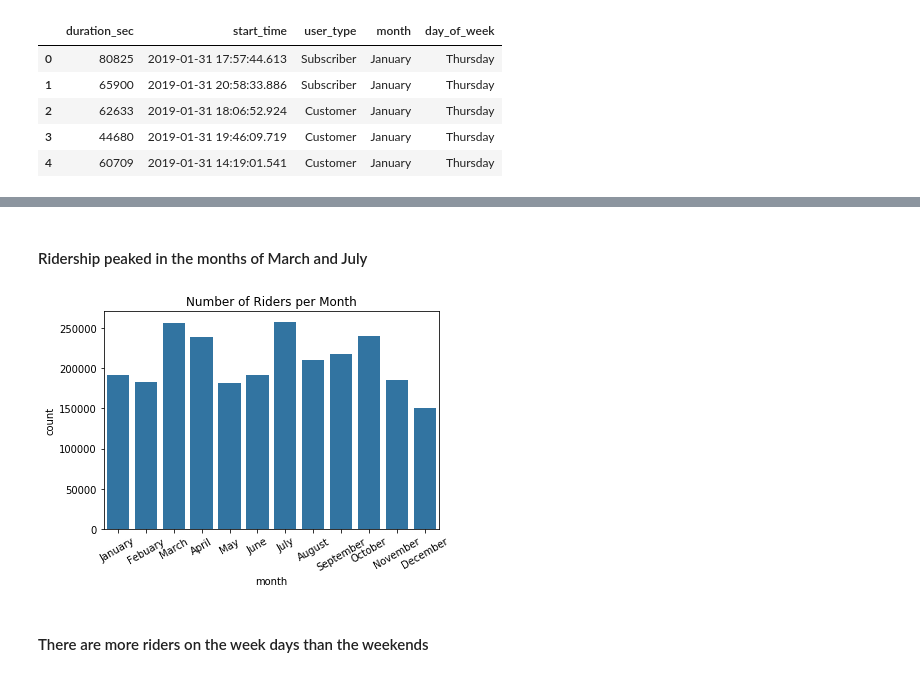
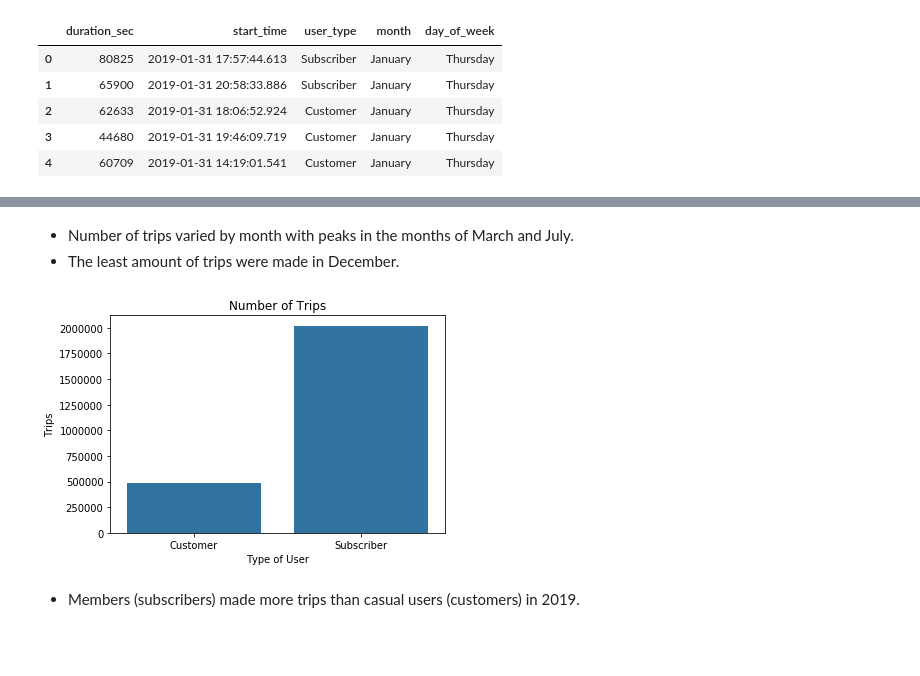
Before and after one commit to schoolkidrich/bike_ridership_sf, a Jupyter notebook: bike_ridership_sf.ipynb, the cells around one changed output, grey strips where cells are left out. Drawn from its saved outputs; the diff is of its cells as text; code cells hidden in the pictures; blank space fills up the shorter version.

```diff
--- a/bike_ridership_sf.ipynb
+++ b/bike_ridership_sf.ipynb
@@ -123,10 +150,12 @@ df['month']=df['month'].astype(month_order)
 # %% [markdown]
-#### Ridership peaked in the months of March and July
+- Number of trips varied by month with peaks in the months of March and July.
+- The least amount of trips were made in December.
 # %%
-sb.countplot(data = df, x = 'month',color = base_color)
-plt.title('Number of Riders per Month')
-plt.xticks(rotation = 30);
+sb.countplot(data = df, x = 'user_type', color = base_color)
+plt.title('Number of Trips')
+plt.xlabel("Type of User")
+plt.ylabel('Trips');
 # %% [output]
-[figure, old version]
+[figure, new version]
-# %% [markdown]
-#### There are more riders on the week days than the weekends
+# %% [markdown]
+- Members (subscribers) made more trips than casual users (customers) in 2019.
```
Also changed, not shown: parts of 23 cells of this notebook.
